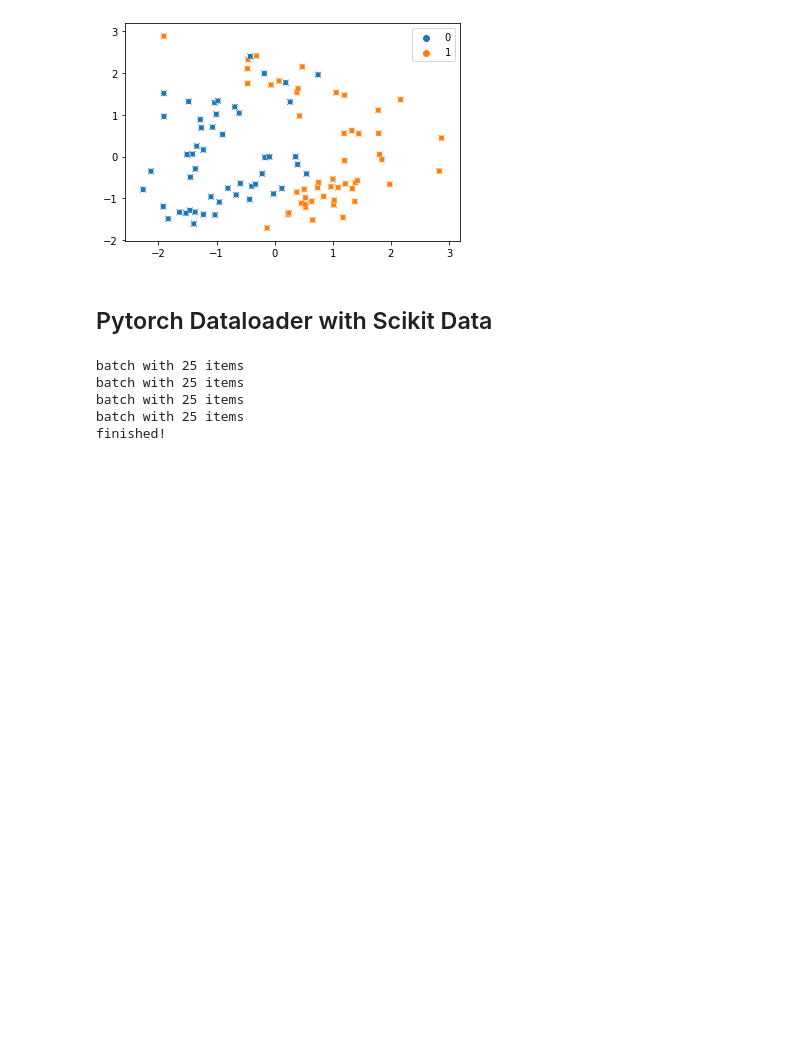
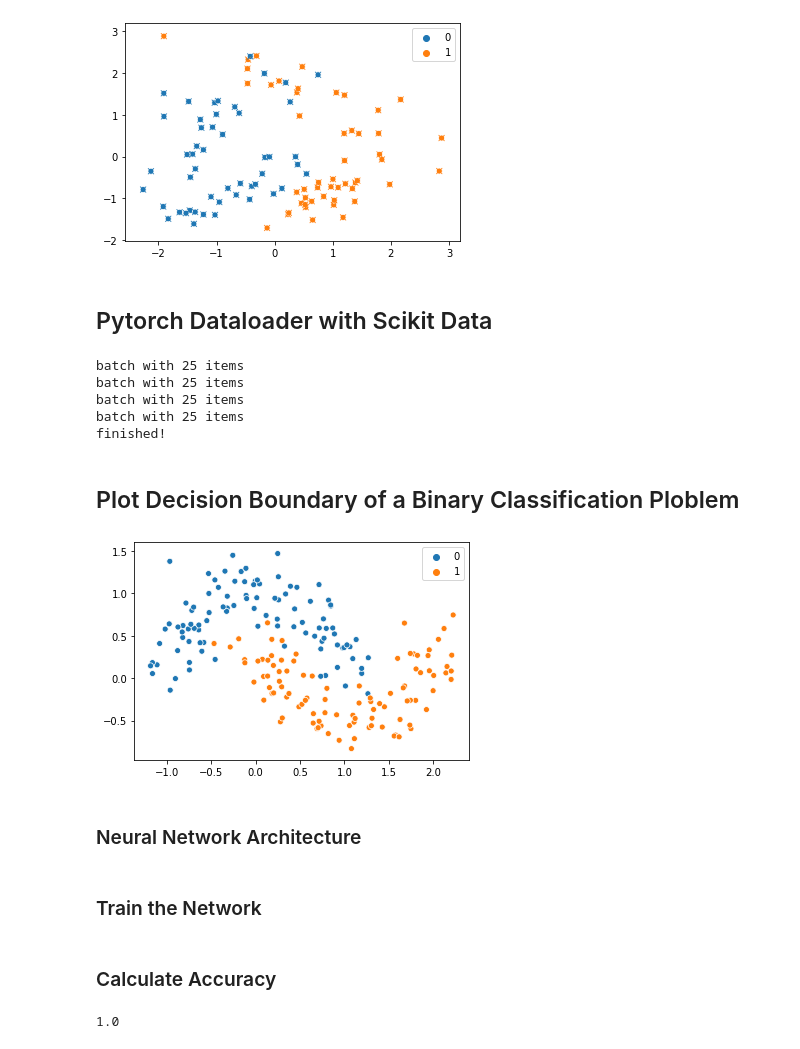
Before and after one commit to thomd/deep-learning-notes, a Jupyter notebook: ml-data.ipynb, the cells around one changed output. Drawn from its saved outputs; the diff is of its cells as text; code cells hidden in the pictures; blank space fills up the shorter version.

```diff
--- a/ml-data.ipynb
+++ b/ml-data.ipynb
@@ -119,3 +145,19 @@ batch with 25 items
 batch with 25 items
 batch with 25 items
 finished!
+# %% [markdown]
+## Plot Decision Boundary of a Binary Classification Ploblem
+# %%
+import torch
+import sklearn.datasets
+
+X,y = sklearn.datasets.make_moons(200,noise=0.2)
+X = torch.from_numpy(X).type(torch.FloatTensor)
+y = torch.from_numpy(y).type(torch.LongTensor)
+# %%
+import seaborn as sns
+sns.scatterplot(X[:,0] ,X[:,1] , hue=y);
+# %% [output]
+[figure, added]
+# %% [markdown]
+### Neural Network Architecture
@@ -121,0 +196,2 @@ finished!
+# %% [markdown]
+### Train the Network
@@ -121,0 +209,7 @@ finished!
+# %% [markdown]
+### Calculate Accuracy
+# %%
+from sklearn.metrics import accuracy_score
+print(accuracy_score(model.predict(X),y))
+# %% [output]
+1.0
```
Also changed, not shown: parts of 21 cells of this notebook, 2 other files.
